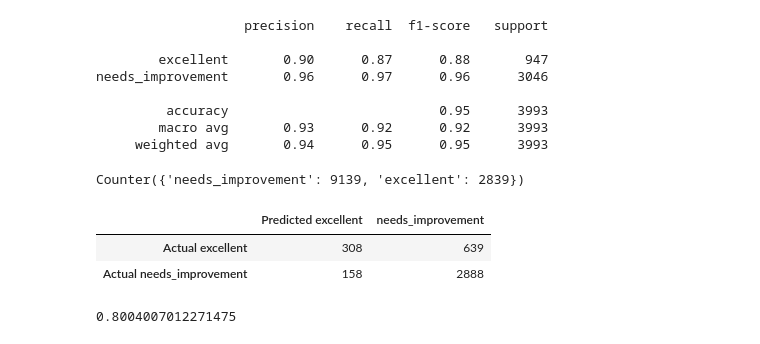
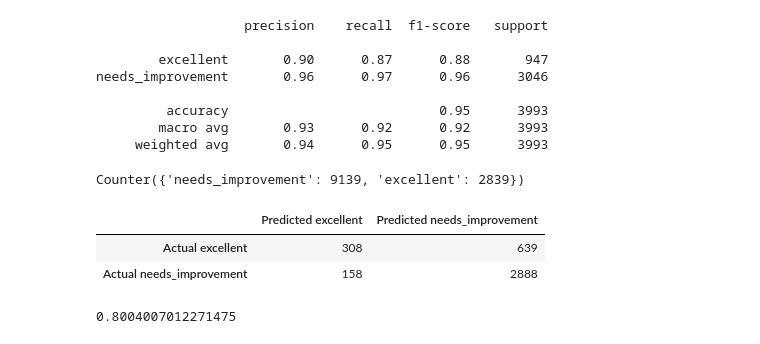
Before and after one commit to crystdang/DABC-final-g5, a Jupyter notebook: notebooks/Output_LogisticRegression.ipynb, the cells around one changed output. Saved outputs shown, nothing was run; the diff lists cells and outputs as text; code cells hidden in the pictures.

```diff
--- a/notebooks/Output_LogisticRegression.ipynb
+++ b/notebooks/Output_LogisticRegression.ipynb
@@ -175,14 +175,14 @@ model = LogisticRegression(solver='lbfgs', random_state=1).fit(X_train_scaled, y
 # %%
 # Display the confusion matrix
 y_pred = model.predict(X_test_scaled)
 
 # Display the confusion matrix
 cm = confusion_matrix(y_test, y_pred)
 cm_df = pd.DataFrame(
-    cm, index=["Actual excellent", "Actual needs_improvement"], columns=["Predicted excellent", "needs_improvement"])
+    cm, index=["Actual excellent", "Actual needs_improvement"], columns=["Predicted excellent", "Predicted needs_improvement"])
 cm_df
 # %% [output]
-|  | Predicted excellent | needs_improvement |
+|  | Predicted excellent | Predicted needs_improvement |
 | Actual excellent | 308 | 639 |
 | Actual needs_improvement | 158 | 2888 |
 # %%
```
Also changed, not shown: parts of 1 cell of this notebook.
